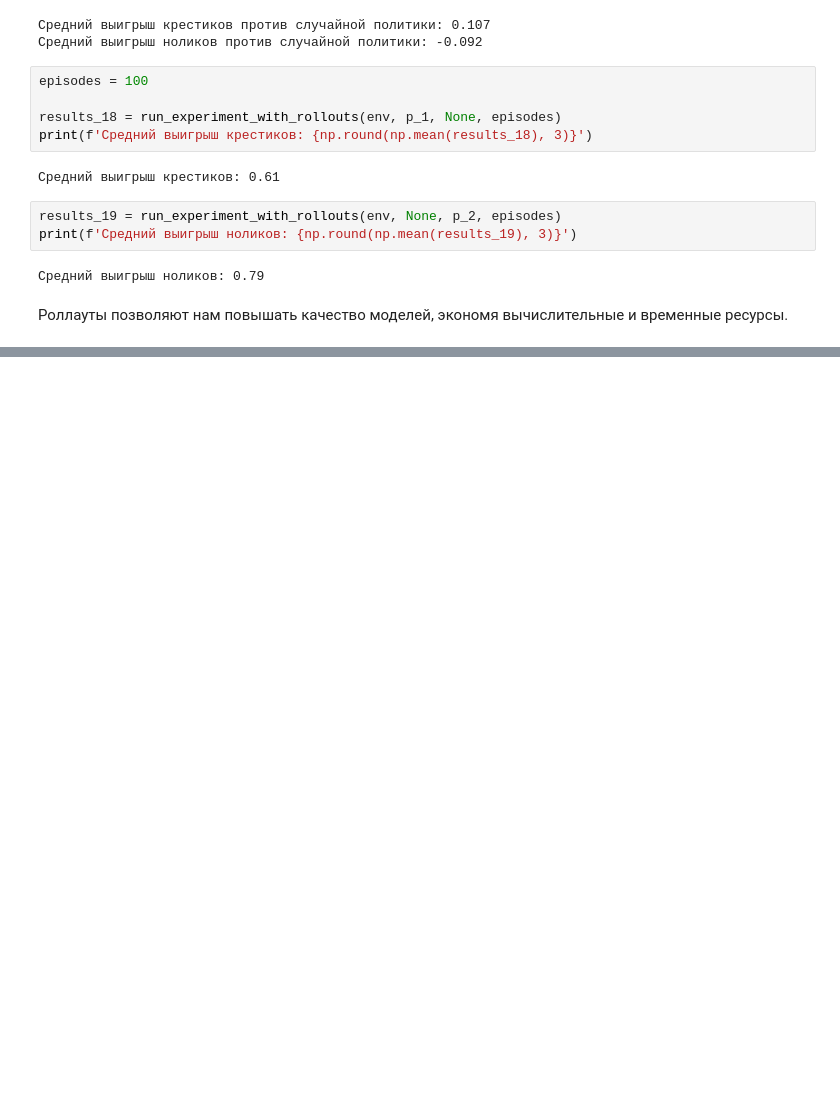
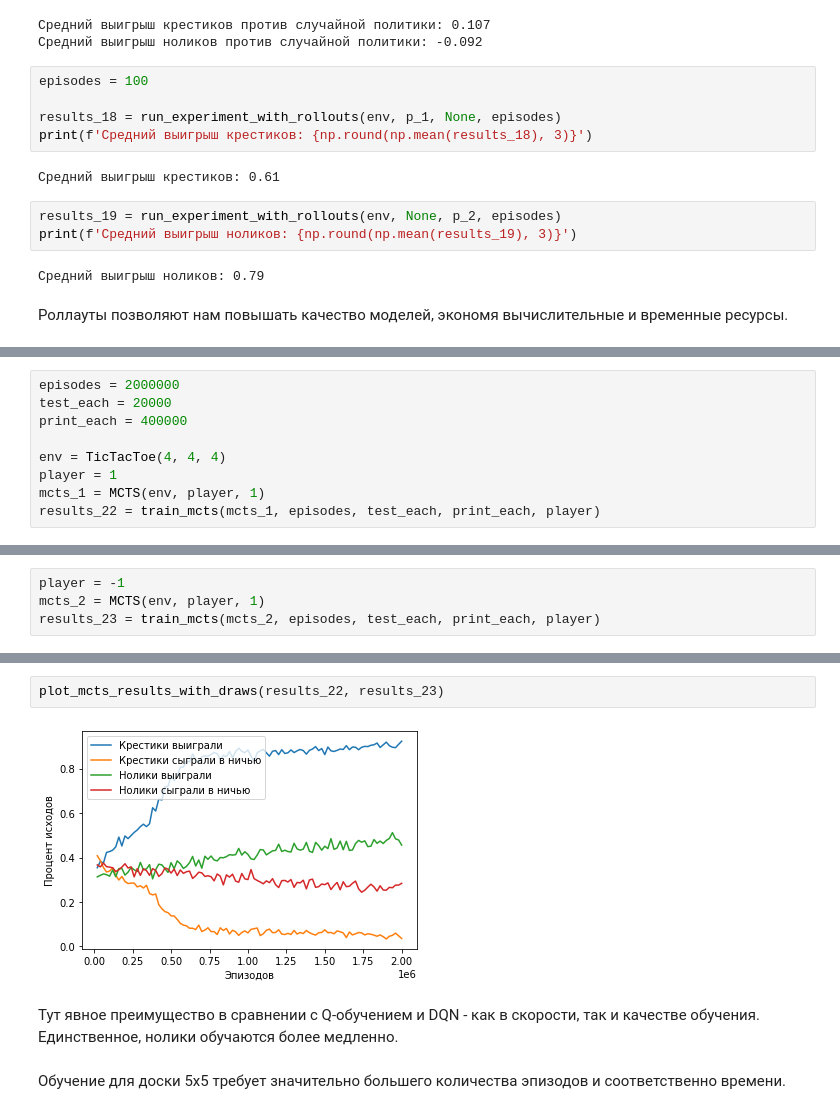
Before and after one commit to robertspb/3-dl-hw-2, a Jupyter notebook: DL_RL_HW2.ipynb, the cells around one changed output, grey strips where cells are left out. Drawn from its saved outputs; the diff is of its cells as text; blank space fills up the shorter version.

```diff
--- a/DL_RL_HW2.ipynb
+++ b/DL_RL_HW2.ipynb
@@ -751,0 +852,9 @@ print(f'Средний выигрыш ноликов: {np.round(np.mean(results_
+# %%
+episodes = 2000000
+test_each = 20000
+print_each = 400000
+
+env = TicTacToe(4, 4, 4)
+player = 1
+mcts_1 = MCTS(env, player, 1)
+results_22 = train_mcts(mcts_1, episodes, test_each, print_each, player)
@@ -751,0 +867,4 @@ print(f'Средний выигрыш ноликов: {np.round(np.mean(results_
+# %%
+player = -1
+mcts_2 = MCTS(env, player, 1)
+results_23 = train_mcts(mcts_2, episodes, test_each, print_each, player)
@@ -751,0 +877,8 @@ print(f'Средний выигрыш ноликов: {np.round(np.mean(results_
+# %%
+plot_mcts_results_with_draws(results_22, results_23)
+# %% [output]
+[figure, added]
+# %% [markdown]
+Тут явное преимущество в сравнении с Q-обучением и DQN - как в скорости, так и качестве обучения. Единственное, нолики обучаются более медленно.
+# %% [markdown]
+Обучение для доски 5х5 требует значительно большего количества эпизодов и соответственно времени.
```
Also changed, not shown: parts of 21 cells of this notebook, 1 other file.
